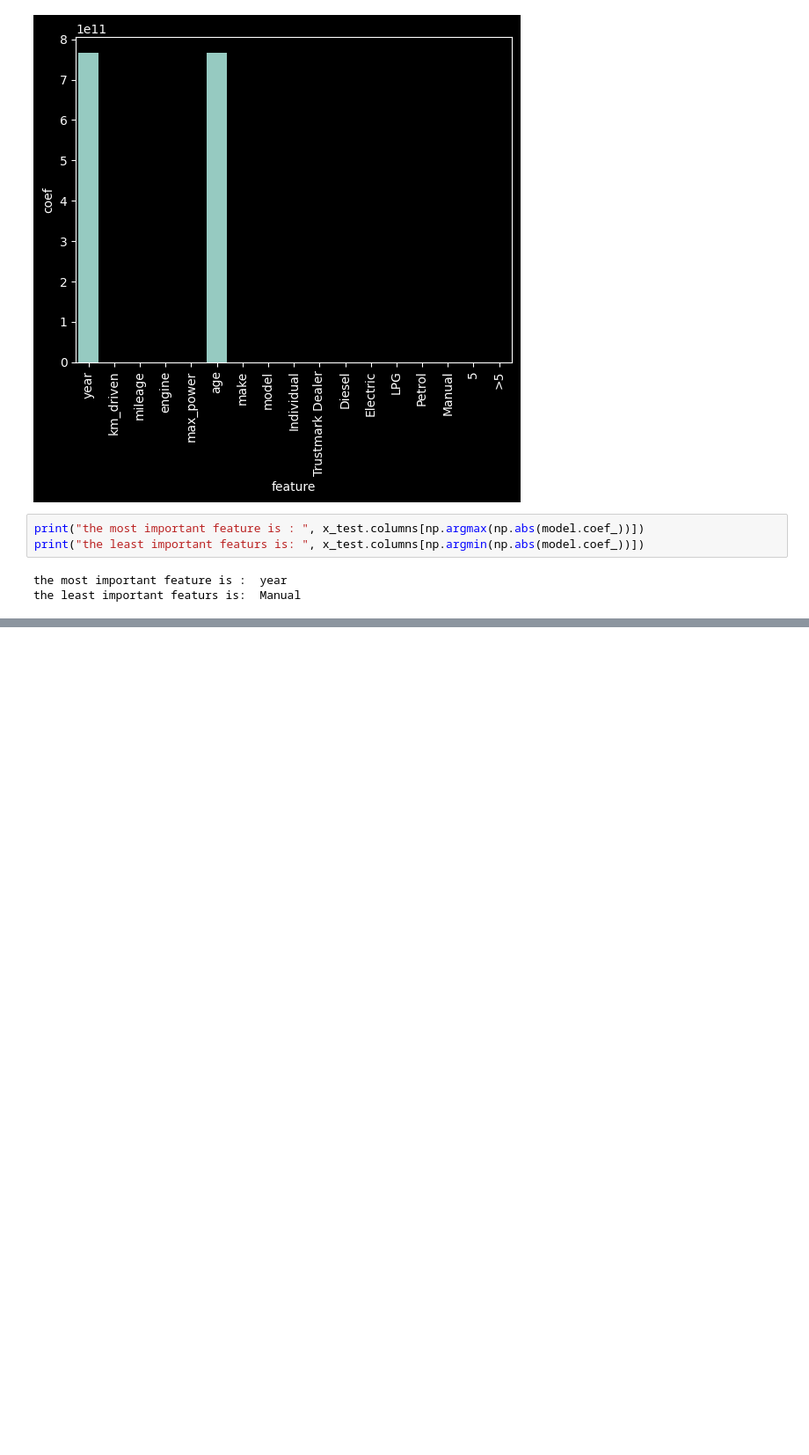
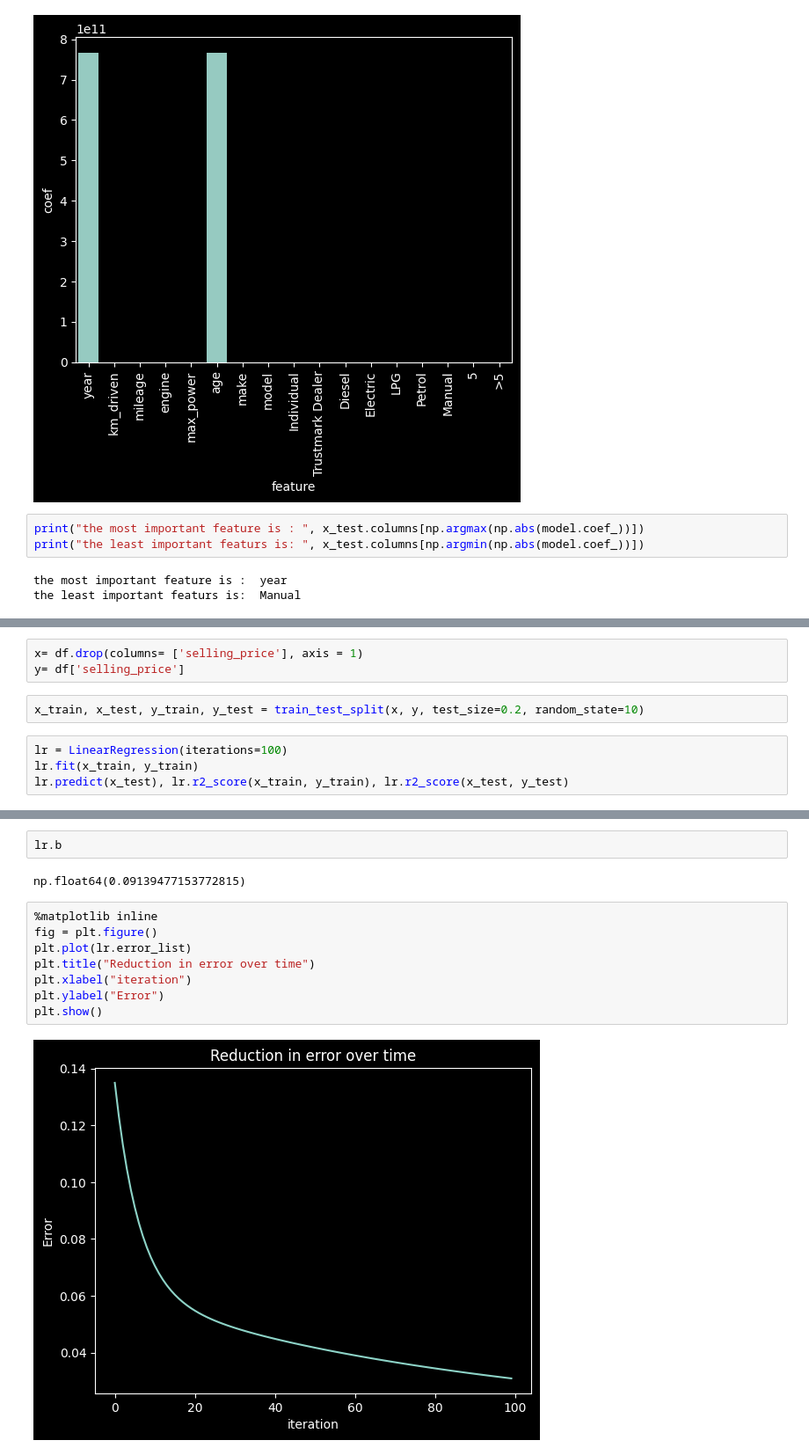
Before and after one commit to VDdotexe/Weekend_Scratching, a Jupyter notebook: case_studies/basic_ML.ipynb, the cells around one changed output, grey strips where cells are left out. Shown at 88% size. Saved outputs shown, nothing was run; the diff lists cells and outputs as text; blank space fills up the shorter version.

```diff
--- a/case_studies/basic_ML.ipynb
+++ b/case_studies/basic_ML.ipynb
@@ -198,3 +179,12 @@ if __name__ == "__main__":
 # %% [output]
 Predictions: [ 5.83859798  7.85531169  9.0827763  11.09949001]
 R-squared score: 0.9950972693775649
+# %%
+x= df.drop(columns= ['selling_price'], axis = 1)
+y= df['selling_price']
+# %%
+x_train, x_test, y_train, y_test = train_test_split(x, y, test_size=0.2, random_state=10)
+# %%
+lr = LinearRegression(iterations=100)
+lr.fit(x_train, y_train)
+lr.predict(x_test), lr.r2_score(x_train, y_train), lr.r2_score(x_test, y_test)
@@ -200,0 +217,14 @@ R-squared score: 0.9950972693775649
+# %%
+lr.b
+# %% [output]
+np.float64(0.09139477153772815)
+# %%
+%matplotlib inline
+fig = plt.figure()
+plt.plot(lr.error_list)
+plt.title("Reduction in error over time")
+plt.xlabel("iteration")
+plt.ylabel("Error")
+plt.show()
+# %% [output]
+[figure, added]
```
Also changed, not shown: parts of 3 cells of this notebook, 1 other file.
